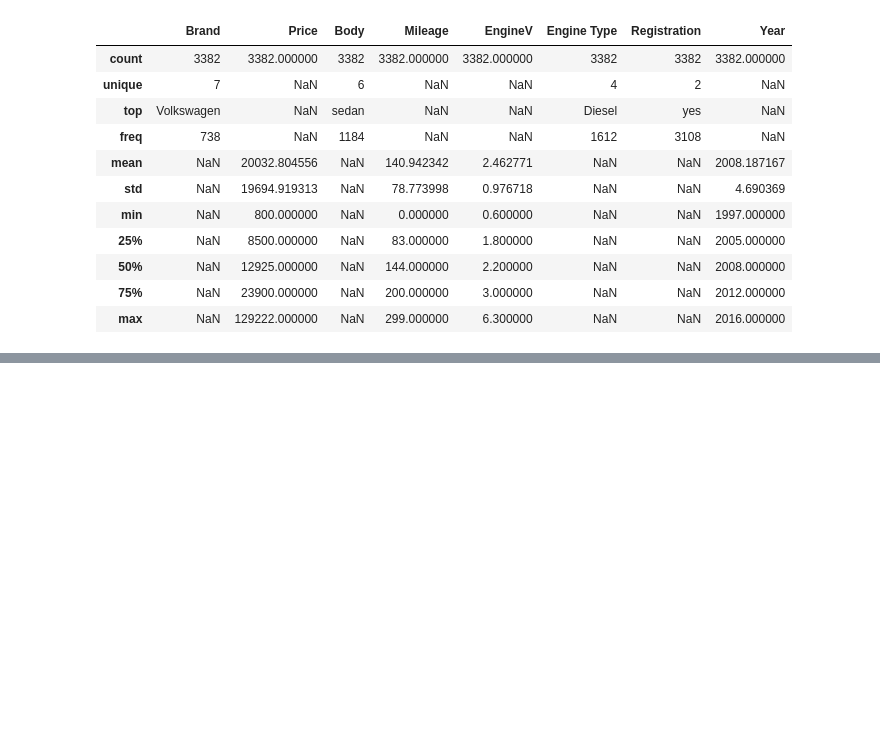
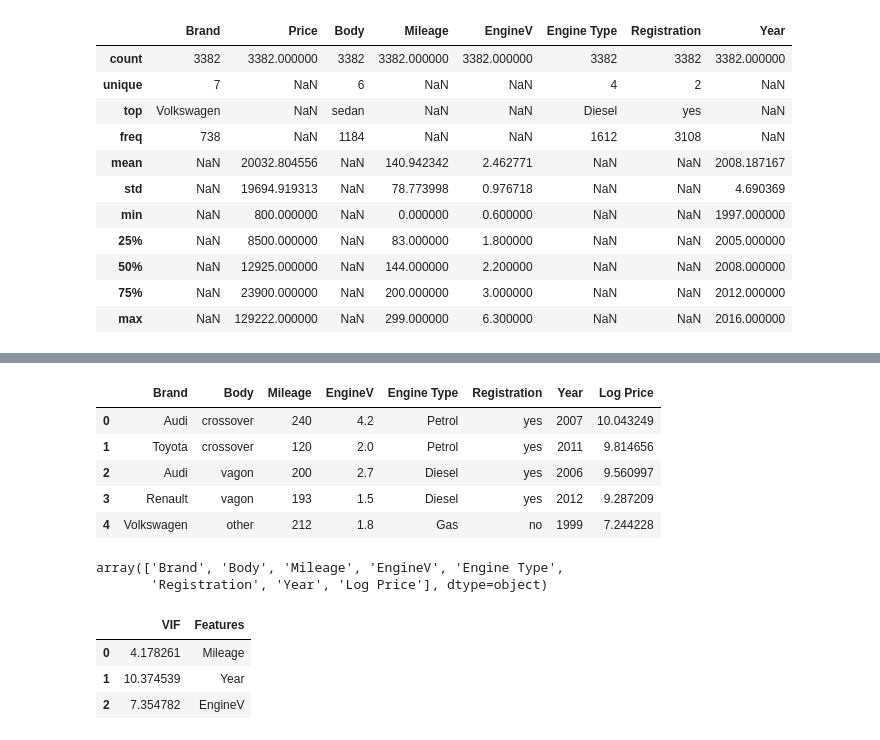
Before and after one commit to psalmskalu/data_science_class_with_smyle, a Jupyter notebook: exercise class/car_prices.ipynb, the cells around one changed output, grey strips where cells are left out. Cells and saved outputs as stored; diff of their text form; code cells hidden in the pictures; blank space fills up the shorter version.

```diff
--- a/exercise class/car_prices.ipynb
+++ b/exercise class/car_prices.ipynb
@@ -277,0 +332,16 @@ data_cleaned.describe(include='all')
+# %%
+data_cleaned.head()
+# %% [output]
+|  | Brand | Body | Mileage | EngineV | Engine Type | Registration | Year | Log Price |
+| 0 | Audi | crossover | 240 | 4.2 | Petrol | yes | 2007 | 10.043249 |
+| 1 | Toyota | crossover | 120 | 2.0 | Petrol | yes | 2011 | 9.814656 |
+| 2 | Audi | vagon | 200 | 2.7 | Diesel | yes | 2006 | 9.560997 |
+| 3 | Renault | vagon | 193 | 1.5 | Diesel | yes | 2012 | 9.287209 |
+| 4 | Volkswagen | other | 212 | 1.8 | Gas | no | 1999 | 7.244228 |
+# %%
+#Check for multicolilearity
+
+data_cleaned.columns.values
+# %% [output]
+array(['Brand', 'Body', 'Mileage', 'EngineV', 'Engine Type',
+       'Registration', 'Year', 'Log Price'], dtype=object)
@@ -277,0 +357,7 @@ data_cleaned.describe(include='all')
+# %%
+vif
+# %% [output]
+|  | VIF | Features |
+| 0 | 4.178261 | Mileage |
+| 1 | 10.374539 | Year |
+| 2 | 7.354782 | EngineV |
```
Also changed, not shown: parts of 5 cells of this notebook.
